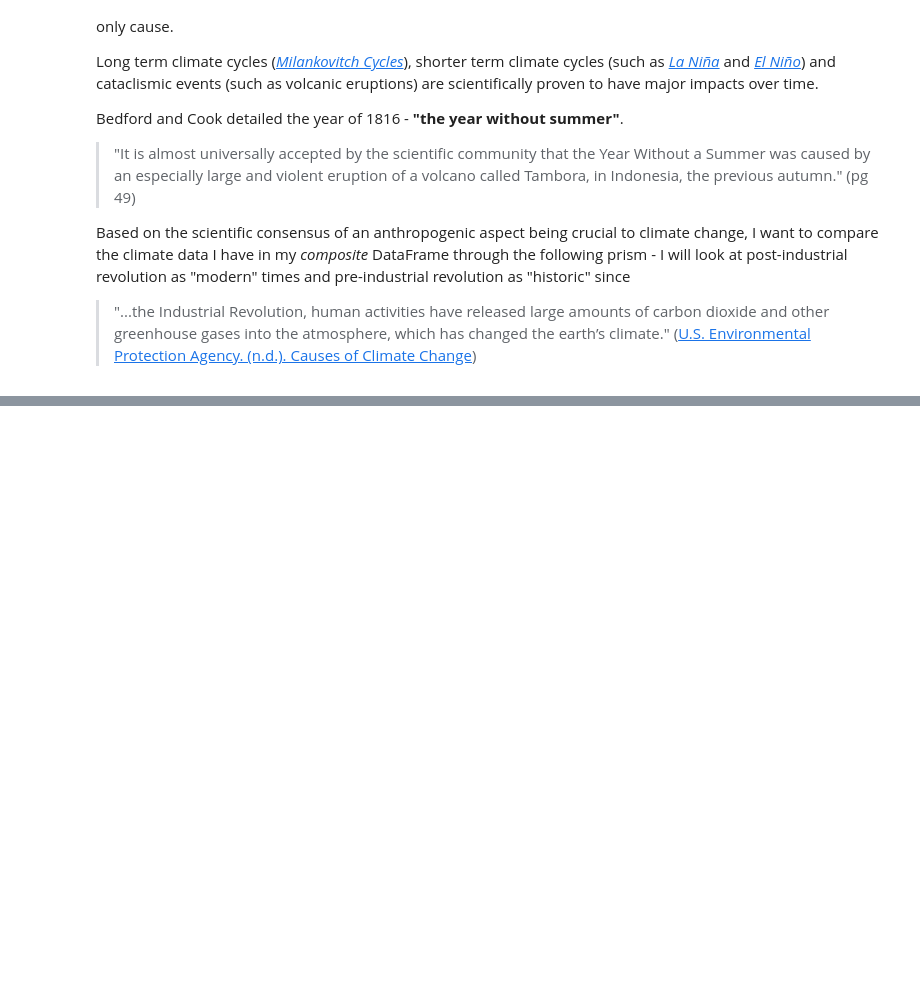
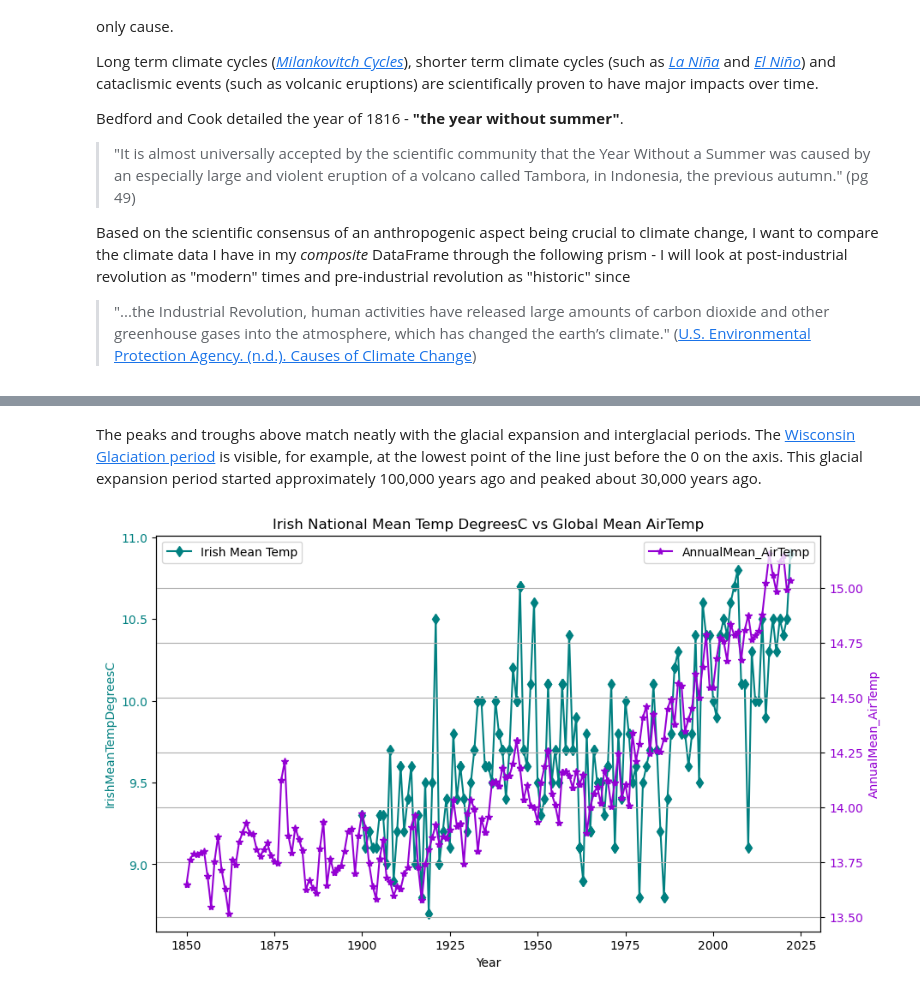
Before and after one commit to turps-pc90/PfDA_ClimateProject, a Jupyter notebook: project.ipynb, the cells around one changed output, grey strips where cells are left out. Saved outputs shown, nothing was run; the diff lists cells and outputs as text; code cells hidden in the pictures; blank space fills up the shorter version.

```diff
--- a/project.ipynb
+++ b/project.ipynb
@@ -1094,0 +1135,27 @@ Based on the scientific consensus of an anthropogenic aspect being crucial to cl
+# %% [markdown]
+The peaks and troughs above match neatly with the glacial expansion and interglacial periods. The [Wisconsin Glaciation period](https://home.wgnhs.wisc.edu/wisconsin-geology/ice-age/) is visible, for example, at the lowest point of the line just before the 0 on the axis. This glacial expansion period started approximately 100,000 years ago and peaked about 30,000 years ago.
+# %%
+# Plotting Irish Mean Temp vs Global Mean
+fig, ax1 = plt.subplots(figsize=(10, 6))
+
+# Plot Irish Mean Temp on the first y-axis
+ax1.plot(composite.index, composite['IrishMeanTempDegreesC'], label='Irish Mean Temp', marker='d', color='teal')
+ax1.set_xlabel('Year')
+ax1.set_ylabel('IrishMeanTempDegreesC', color='teal')
+ax1.tick_params(axis='y', labelcolor='teal')
+ax1.legend(loc='upper left')
+
+# Plot Global Air Mean Temp on the second y-axis
+ax2 = ax1.twinx()
+ax2.plot(composite.index, composite['AnnualMean_AirTemp'], label='AnnualMean_AirTemp', marker='*', color='darkviolet')
+ax2.set_ylabel('AnnualMean_AirTemp', color='darkviolet')
+ax2.tick_params(axis='y', labelcolor='darkviolet')
+ax2.legend(loc='upper right')
+
+
+# Set title of plot and show it
+plt.title('Irish National Mean Temp DegreesC vs Global Mean AirTemp')
+plt.grid(True)
+plt.show()
+# %% [output]
+[figure, added]
```
Also changed, not shown: parts of 8 cells of this notebook.
